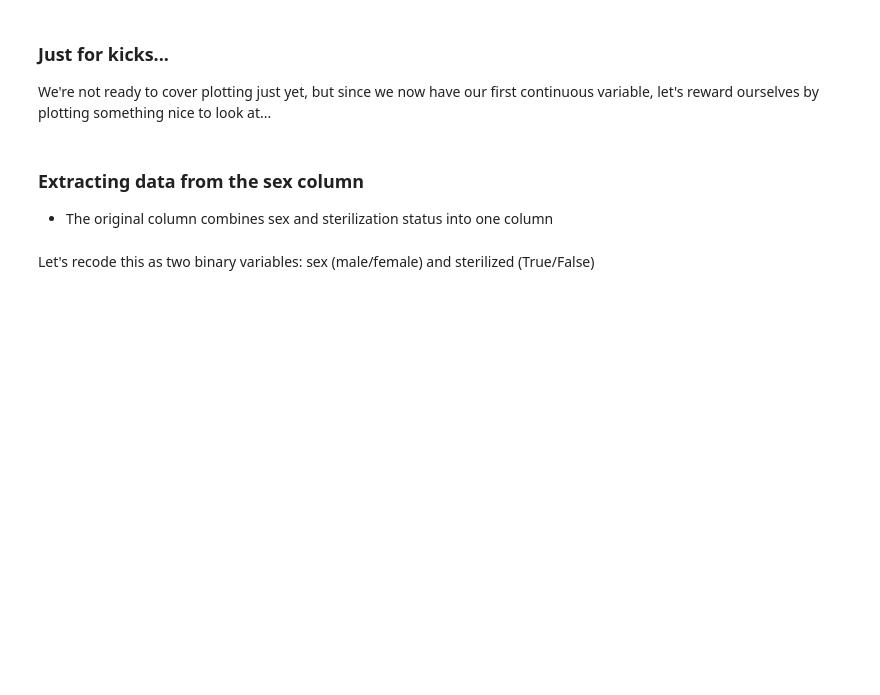
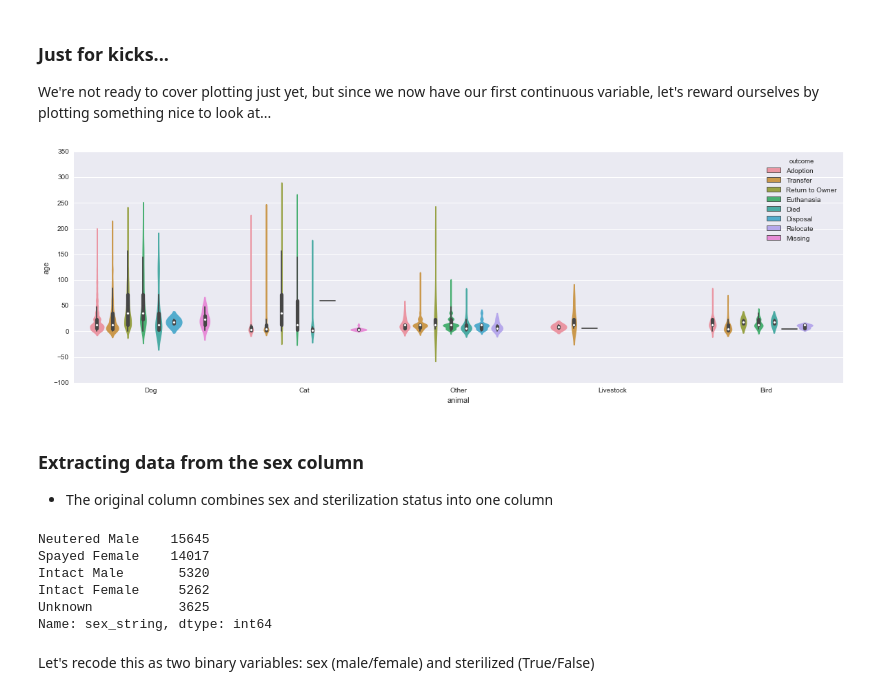
Before and after one commit to tyarkoni/SSI2016, a Jupyter notebook: notebooks/Day 2 - data munging.ipynb, the cells around one changed output. Saved outputs shown, nothing was run; the diff lists cells and outputs as text; code cells hidden in the pictures; blank space fills up the shorter version.

```diff
--- a/notebooks/Day 2 - data munging.ipynb
+++ b/notebooks/Day 2 - data munging.ipynb
@@ -92,10 +107,10 @@ The problem with approaches like the one above is that the data lack a tabular f
 # Note that we're reading the file directly from GitHub.
 # pandas accepts URLs in addition to local files.
 
-url = 'https://raw.githubusercontent.com/tyarkoni/SSI2016/master/data/Austin_Animal_Center_Outcomes.csv'
+# url = 'http://raw.githubusercontent.com/tyarkoni/SSI2016/master/data/Austin_Animal_Center_Outcomes.csv'
 # If you're working from the cloned course GitHub repo, comment the line above and uncomment
 # the line below for faster loading.
-# url = '../data/Austin_Animal_Center_Outcomes.csv'
+url = '../data/Austin_Animal_Center_Outcomes.csv'
 
 # The workhorse data-reading method in pandas.
 # It accepts a LOT of optional arguments--
@@ -387,11 +490,14 @@ def extract_months(value):
     np.nan (numpy's representation of not-a-number)
     whenever an invalid value is encountered.
     '''
-    number, unit = value.split(' ')
-    number = int(number)
+    try:
+        number, unit = value.split(' ')
+        number = int(number)
 
-    if unit.startswith('year'):
-        number *= 12
+        if unit.startswith('year'):
+            number *= 12
+    except:
+        number = np.nan
 
     return number
 
@@ -406,13 +524,22 @@ data[['age_string', 'age']][:10]
 ### Just for kicks...
 We're not ready to cover plotting just yet, but since we now have our first continuous variable, let's reward ourselves by plotting something nice to look at...
 # %%
-sns.violinplot(x='animal', y='age', data=data, hue='outcome')
+sns.violinplot(x='animal', y='age', data=data, hue='outcome', )
 plt.gcf().set_size_inches((20, 6))
+# %% [output]
+[figure, added]
 # %% [markdown]
 ### Extracting data from the sex column
 * The original column combines sex and sterilization status into one column
 # %%
 data['sex_string'].value_counts()
+# %% [output]
+Neutered Male    15645
+Spayed Female    14017
+Intact Male       5320
+Intact Female     5262
+Unknown           3625
+Name: sex_string, dtype: int64
 # %% [markdown]
 Let's recode this as two binary variables: sex (male/female) and sterilized (True/False)
 # %%
```
Also changed, not shown: parts of 30 cells of this notebook, 3 other files.
